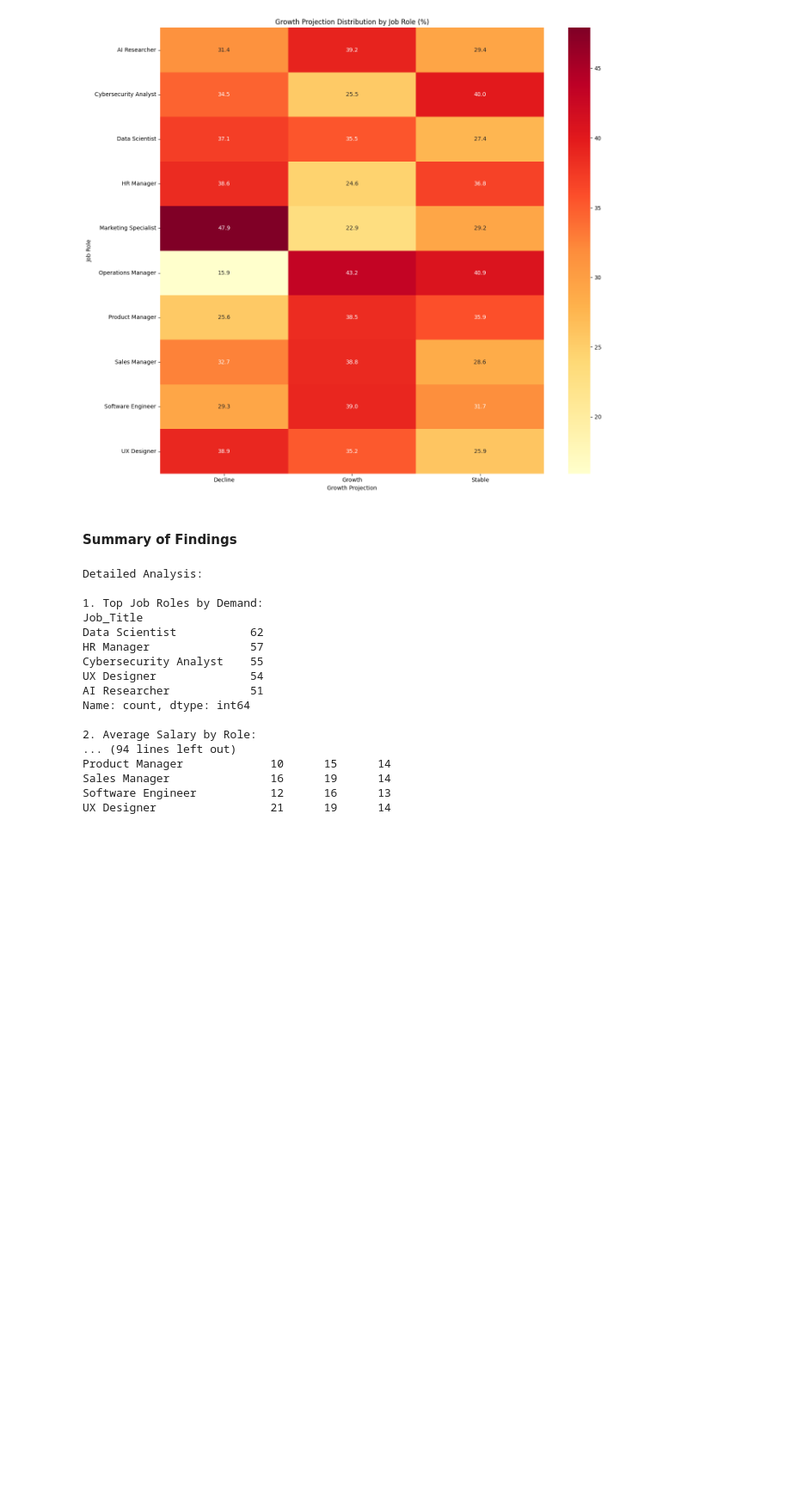
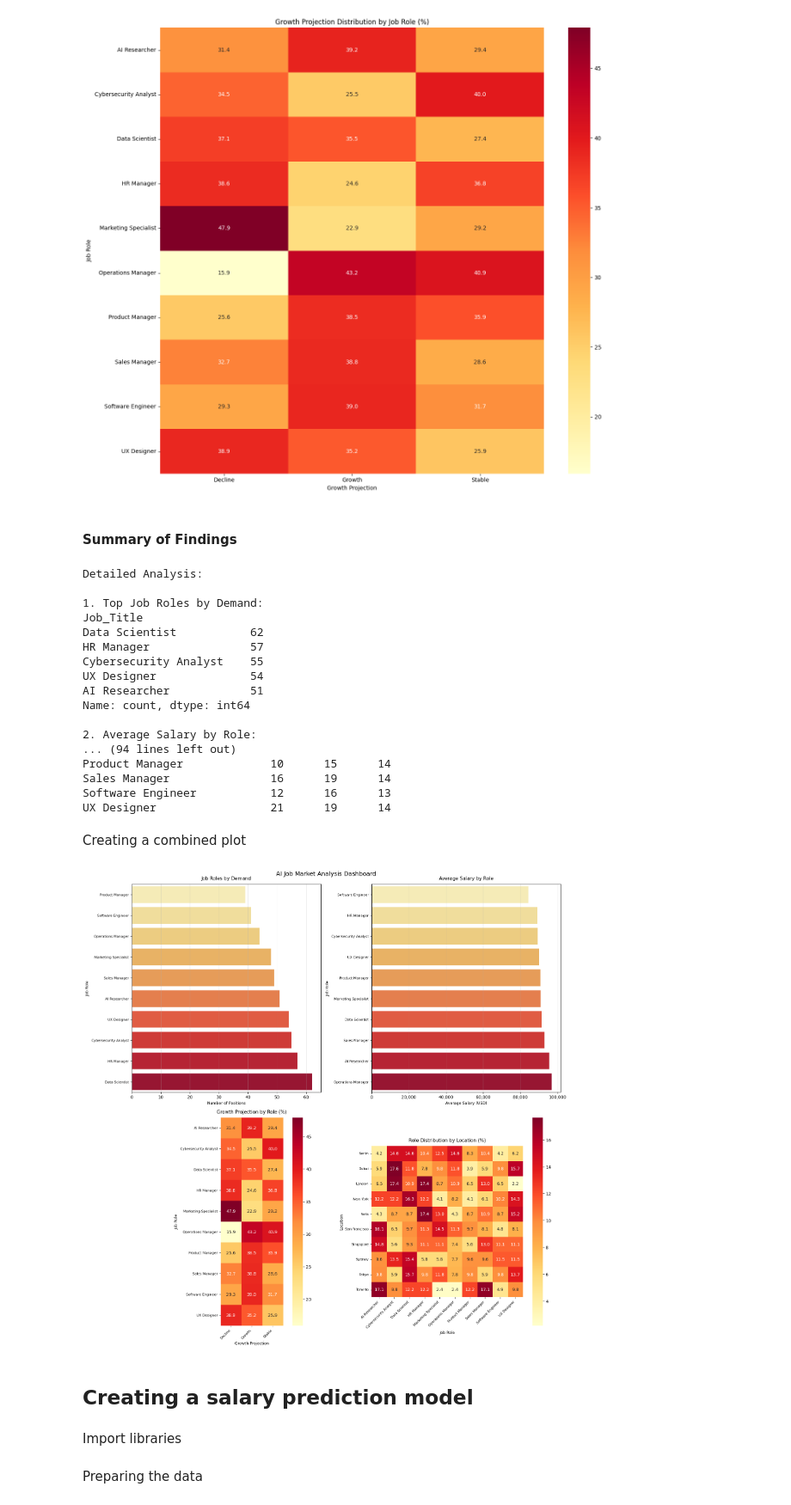
Before and after one commit to Arnold-18-CS/AI-Job-Market-Data-Analysis, a Jupyter notebook: main.ipynb, the cells around one changed output. Shown at 86% size. Saved outputs shown, nothing was run; the diff lists cells and outputs as text; code cells hidden in the pictures; blank space fills up the shorter version.

```diff
--- a/main.ipynb
+++ b/main.ipynb
@@ -821,3 +834,68 @@ Product Manager             10      15      14
 Sales Manager               16      19      14
 Software Engineer           12      16      13
 UX Designer                 21      19      14
+# %% [markdown]
+Creating a combined plot
+# %%
+fig = plt.figure(figsize=(16, 16))
+gs = fig.add_gridspec(2, 2, width_ratios=[1, 1], height_ratios=[1, 1])
+
+# 1. Growth Projection Heatmap (top left)
+ax1 = fig.add_subplot(gs[1, 0])
+role_growth_matrix = pd.crosstab(df['Job_Title'], df['Job_Growth_Projection'], normalize='index') * 100
+sns.heatmap(role_growth_matrix, cmap='YlOrRd', annot=True, fmt='.1f', ax=ax1, square=True)
+ax1.set_title('Growth Projection by Role (%)', pad=10, fontsize=11)
+ax1.set_xlabel('Growth Projection', fontsize=9)
+ax1.set_ylabel('Job Role', fontsize=9)
+plt.setp(ax1.get_xticklabels(), rotation=45, ha='right', fontsize=8)
+plt.setp(ax1.get_yticklabels(), fontsize=8)
+
+# 2. Location-Role Distribution Heatmap (top right)
+ax2 = fig.add_subplot(gs[1, 1])
+location_role_matrix = pd.crosstab(df['Location'], df['Job_Title'], normalize='index') * 100
+sns.heatmap(location_role_matrix, cmap='YlOrRd', annot=True, fmt='.1f', ax=ax2, square=True)
+ax2.set_title('Role Distribution by Location (%)', pad=10, fontsize=11)
+ax2.set_xlabel('Job Role', fontsize=9)
+ax2.set_ylabel('Location', fontsize=9)
+plt.setp(ax2.get_xticklabels(), rotation=45, ha='right', fontsize=8)
+plt.setp(ax2.get_yticklabels(), fontsize=8)
+
+# 3. Job Demand Bar Plot (bottom left)
+ax3 = fig.add_subplot(gs[0, 0])
+job_counts = df['Job_Title'].value_counts().reset_index()
+job_counts.columns = ['Job_Title', 'Count']
+job_counts = job_counts.sort_values(by='Count')
+sns.barplot(data=job_counts, x='Count', y='Job_Title', hue='Job_Title',
+            ax=ax3, palette='YlOrRd', legend=False)
+ax3.set_title('Job Roles by Demand', pad=10, fontsize=11)
+ax3.set_xlabel('Number of Positions', fontsize=9)
+ax3.set_ylabel('Job Role', fontsize=9)
+plt.setp(ax3.get_yticklabels(), fontsize=8)
+ax3.grid(True, axis='x', alpha=0.3)
+
+# 4. Average Salary Bar Plot (bottom right)
+ax4 = fig.add_subplot(gs[0, 1])
+avg_salary_job = df.groupby('Job_Title')['Salary_USD'].mean().sort_values().reset_index()
+sns.barplot(data=avg_salary_job, x='Salary_USD', y='Job_Title', hue='Job_Title',
+            ax=ax4, palette='YlOrRd', legend=False)
+ax4.set_title('Average Salary by Role', pad=10, fontsize=11)
+ax4.set_xlabel('Average Salary (USD)', fontsize=9)
+ax4.set_ylabel('Job Role', fontsize=9)
+plt.setp(ax4.get_yticklabels(), fontsize=8)
+ax4.grid(True, axis='x', alpha=0.3)
+ax4.xaxis.set_major_formatter(plt.FuncFormatter(lambda x, p: format(int(x), ',')))
+
+# Overall title
+plt.suptitle('AI Job Market Analysis Dashboard', fontsize=14)
+
+# Adjust layout
+plt.tight_layout()
+
+
+plt.show()
+# %% [output]
+[figure, added]
+# %% [markdown]
+## Creating a salary prediction model
+# %% [markdown]
+Import libraries
@@ -823,0 +909,2 @@ UX Designer                 21      19      14
+# %% [markdown]
+Preparing the data
```
Also changed, not shown: parts of 27 cells of this notebook.
